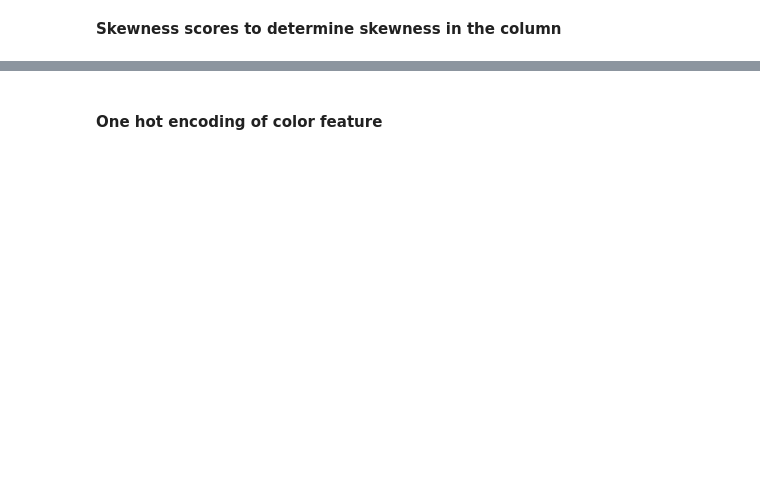
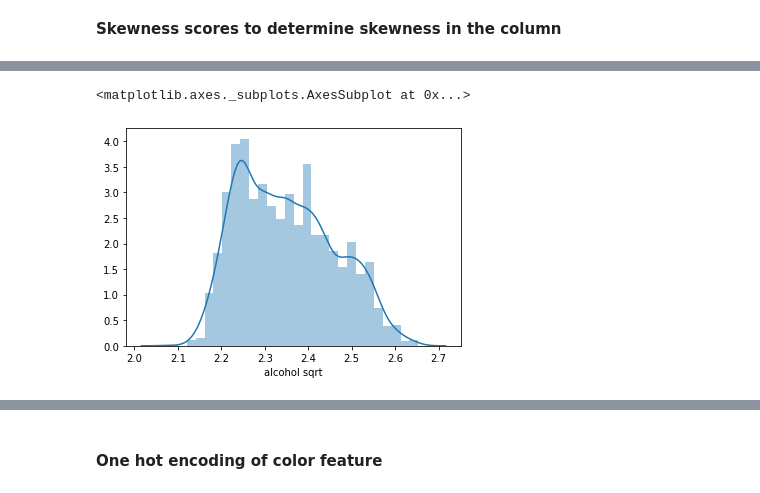
Before and after one commit to nipun1992/Predicting-Wine-Color, a Jupyter notebook: Wine quality Prediction.ipynb, the cells around one changed output, grey strips where cells are left out. Cells and saved outputs as stored; diff of their text form; code cells hidden in the pictures; blank space fills up the shorter version.

```diff
--- a/Wine quality Prediction.ipynb
+++ b/Wine quality Prediction.ipynb
@@ -257,4 +749,6 @@ sns.distplot(df['free sulfur dioxide sqrt'].dropna())
 # %%
-print(skew(df['residual sugar']))
-df['residual sugar sqrt'] = np.sqrt(df['residual sugar'])
-sns.distplot(df['residual sugar sqrt'].dropna())
+df['alcohol sqrt'] = np.log(df['alcohol'])
+sns.distplot(df['alcohol sqrt'].dropna())
+# %% [output]
+<matplotlib.axes._subplots.AxesSubplot at 0x...>
+[figure, added]
```
Also changed, not shown: parts of 326 cells of this notebook.
